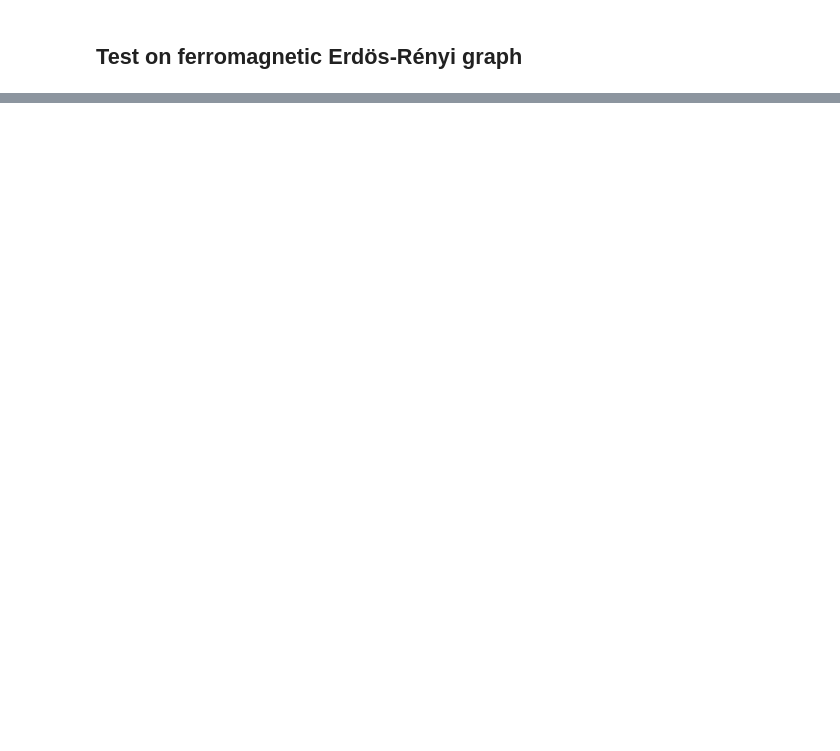
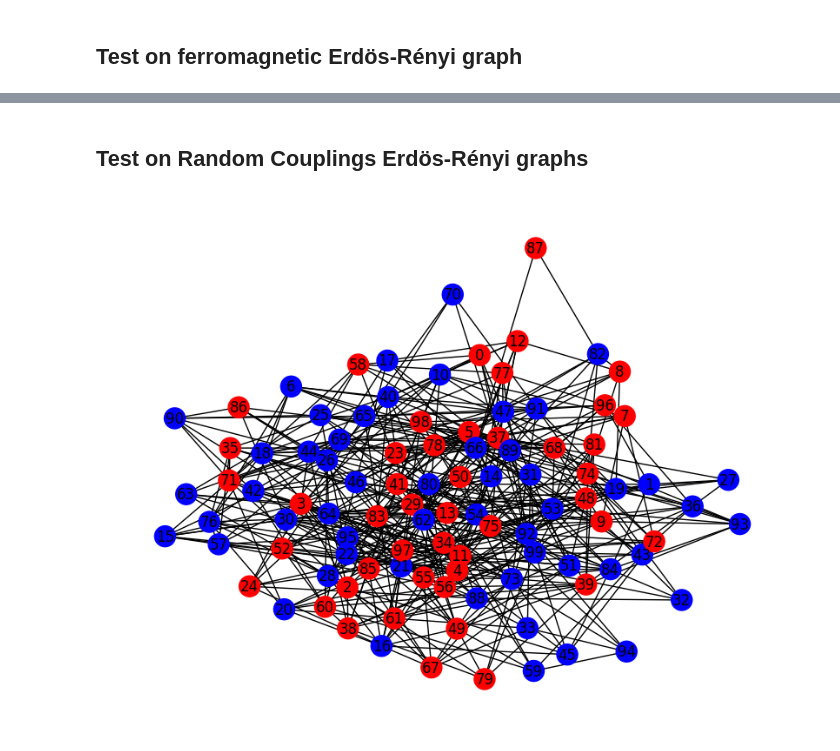
Before and after one commit to LukasPeron/Propp-Wilson-disordered-spins-systems, a Jupyter notebook: preli_work/true_algo_disordered_spins.ipynb, the cells around one changed output, grey strips where cells are left out. Drawn from its saved outputs; the diff is of its cells as text; code cells hidden in the pictures; blank space fills up the shorter version.

```diff
--- a/preli_work/true_algo_disordered_spins.ipynb
+++ b/preli_work/true_algo_disordered_spins.ipynb
@@ -349,0 +320,16 @@ plt.show()
+# %% [markdown]
+## Test on Random Couplings Erdös-Rényi graphs
+# %%
+N = 100
+d = 10
+G = nx.erdos_renyi_graph(N, d/N)
+couplings = np.random.choice([-1, 1], size=(G.number_of_nodes(), G.number_of_nodes())) * (np.ones((G.number_of_nodes(), G.number_of_nodes())) - np.eye(G.number_of_nodes()))
+beta = 5
+config, time = CFTP_BC_disordered_optimized(beta=beta, G=G, coupling=couplings)
+
+# Display the obtained graph
+color_map = ['red' if config[v] == 1 else 'blue' for v in G.nodes()]
+nx.draw(G, node_color=color_map, with_labels=True)
+plt.show()
+# %% [output]
+[figure, added]
```
Also changed, not shown: parts of 13 cells of this notebook.
